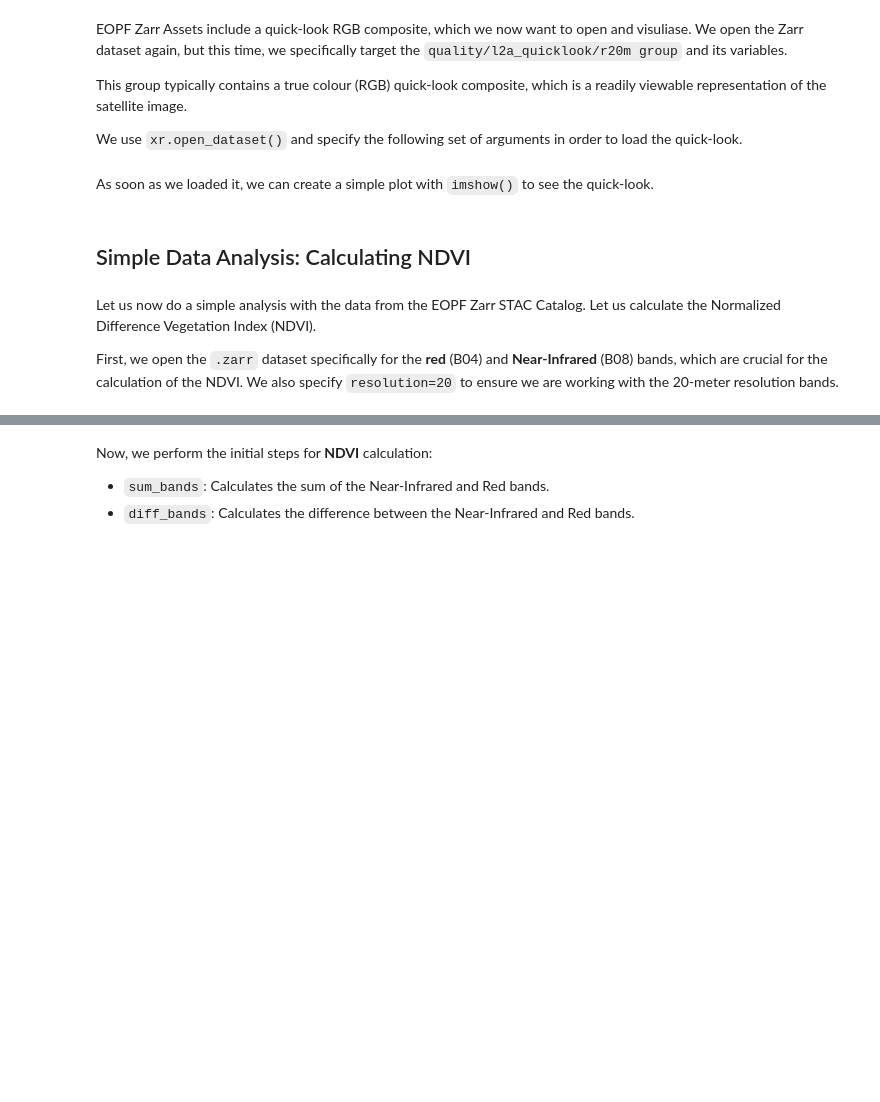
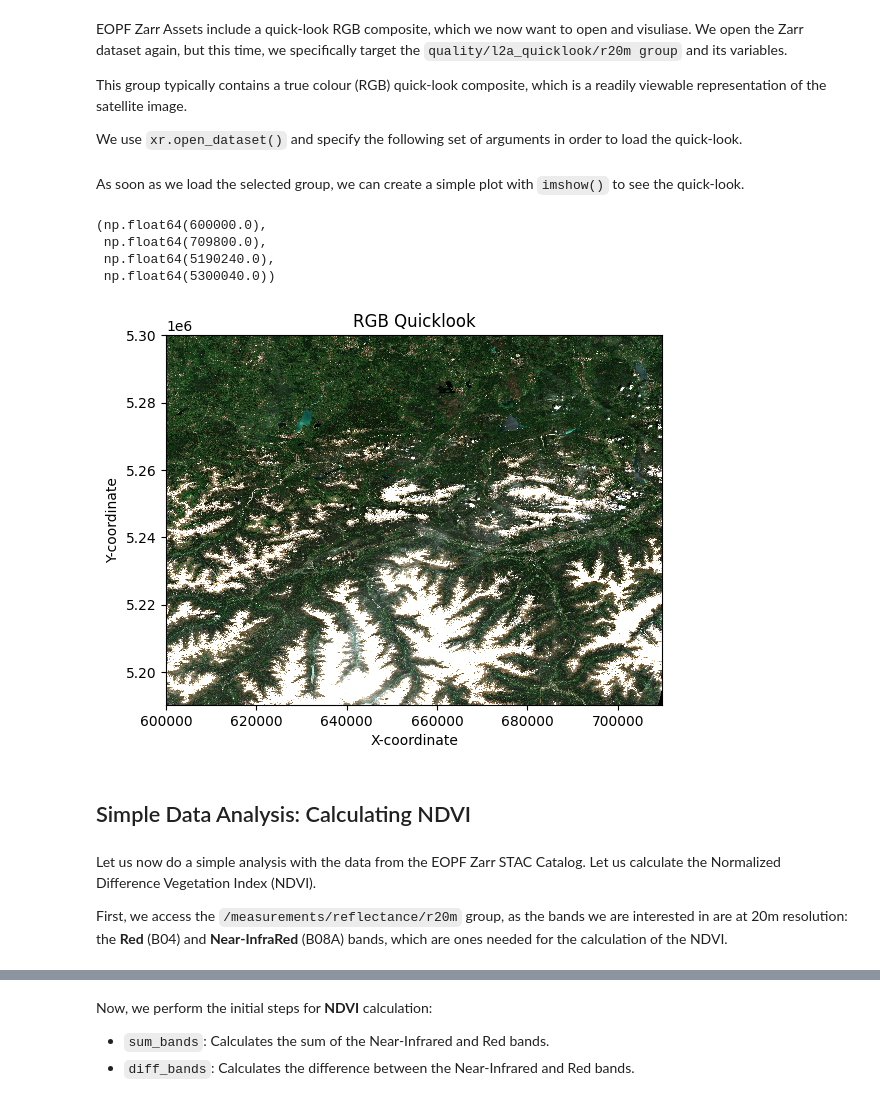
Before and after one commit to eopf-toolkit/eopf-101, a Jupyter notebook: 34_eopf_stac_xarray_tutorial.ipynb, the cells around one changed output, grey strips where cells are left out. Cells and saved outputs as stored; diff of their text form; code cells hidden in the pictures; blank space fills up the shorter version.

```diff
--- a/34_eopf_stac_xarray_tutorial.ipynb
+++ b/34_eopf_stac_xarray_tutorial.ipynb
@@ -109,10 +117,8 @@ In the following step, we open the cloud-optimised Zarr dataset using `xarray.op
 The subsequent loop then prints out all the available groups within the opened `DataTree`, providing a comprehensive overview of the hierarchical structure of the EOPF Zarr products.
 # %%
 dt = xr.open_datatree(
-    cloud_storage,        # the cloud storage url from the Item we are interested in
-    engine="eopf-zarr",   # xarray-eopf defined engine
-    op_mode="native",     # visualisation mode
-    chunks={})            # default eopf chunking size
+    cloud_storage,     # the cloud storage url from the Item we are interested in
+    engine="zarr")
 
 for dt_group in sorted(dt.groups):
     print("DataTree group {group_name}".format(group_name=dt_group)) # getting the available groups
@@ -163,27 +201,27 @@ This group typically contains a true colour (RGB) quick-look composite, which is
 We use `xr.open_dataset()` and specify the following set of arguments in order to load the quick-look.
 # %%
 ## Visualising the RGB quicklook composite:
-ds = xr.open_dataset(
-    cloud_storage,        # the cloud storage url from the Item we are interested in
-    engine="eopf-zarr",   # xarray-eopf defined engine
-    op_mode="native",     # visualisation mode
-    chunks={},            # default eopf chunking size
-    group_sep="/",
-    variables="quality/l2a_quicklook/r20m/*",
-)
+ds = dt['quality/l2a_quicklook/r20m'].to_dataset()
+ds_20_ql= ds['tci']
 # %% [markdown]
-As soon as we loaded it, we can create a simple plot with `imshow()` to see the quick-look.
+As soon as we load the selected group, we can create a simple plot with `imshow()` to see the quick-look.
 # %%
-ds["quality/l2a_quicklook/r20m/tci"].plot.imshow()
+ds_20_ql.plot.imshow(rgb="band")
 plt.title('RGB Quicklook')
 plt.xlabel('X-coordinate')
 plt.ylabel('Y-coordinate')
 plt.grid(False) # Turn off grid for image plots
 plt.axis('tight') # Ensure axes fit the data tightly
+# %% [output]
+(np.float64(600000.0),
+ np.float64(709800.0),
+ np.float64(5190240.0),
+ np.float64(5300040.0))
+[figure, added]
 # %% [markdown]
 ## Simple Data Analysis: Calculating NDVI
 # %% [markdown]
 Let us now do a simple analysis with the data from the EOPF Zarr STAC Catalog. Let us calculate the Normalized Difference Vegetation Index (NDVI).
 
-First, we open the `.zarr` dataset specifically for the **red** (B04) and **Near-Infrared** (B08) bands, which are crucial for the calculation of the NDVI. We also specify `resolution=20` to ensure we are working with the 20-meter resolution bands.
+First, we access the `/measurements/reflectance/r20m` group, as the bands we are interested in are at 20m resolution: the **Red** (B04) and **Near-InfraRed** (B08A) bands, which are ones needed for the calculation of the NDVI.
 # %%
```
Also changed, not shown: parts of 14 cells of this notebook, 3 other files.
